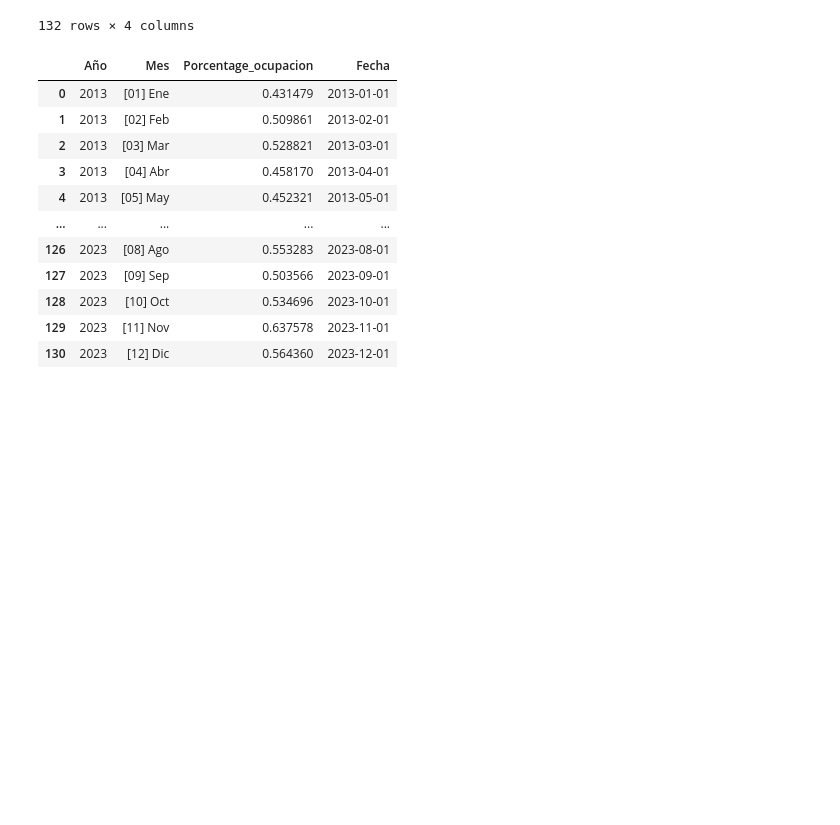
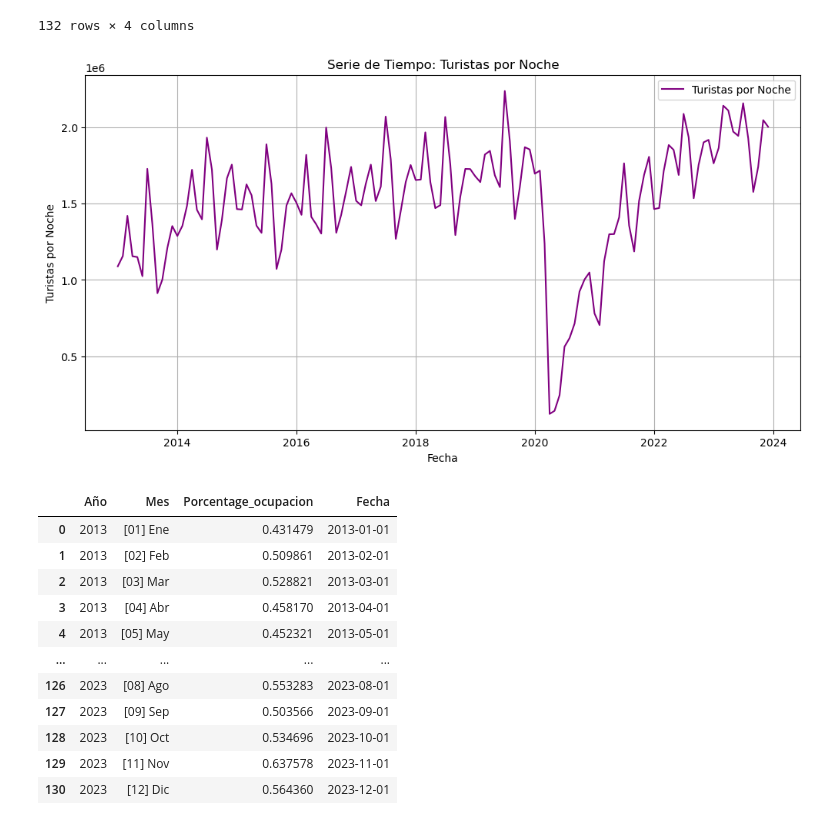
Before and after one commit to matutedevelop/Proyecto_prog_analisis, a Jupyter notebook: Cleaning_edu/data_edu6_2.ipynb, the cells around one changed output. Cells and saved outputs as stored; diff of their text form; code cells hidden in the pictures; blank space fills up the shorter version.

```diff
--- a/Cleaning_edu/data_edu6_2.ipynb
+++ b/Cleaning_edu/data_edu6_2.ipynb
@@ -98,6 +109,17 @@ Turistas_noche
 | 130 | 2023 | [11] Nov | 2.045519e+06 | 2023-11-01 |
 | 131 | 2023 | [12] Dic | 2.002127e+06 | 2023-12-01 |
 132 rows × 4 columns
+# %%
+plt.figure(figsize=(12, 6))
+plt.plot(Turistas_noche['Fecha'], Turistas_noche['Turistas_noche'], label='Turistas por Noche', color='purple')
+plt.xlabel('Fecha')
+plt.ylabel('Turistas por Noche')
+plt.title('Serie de Tiempo: Turistas por Noche')
+plt.legend()
+plt.grid(True)
+plt.show()
+# %% [output]
+[figure, added]
 # %%
 Porcentage_ocupacion= pd.read_excel('cleaned_edu62.xlsx', sheet_name='Hoja5',)
 Porcentage_ocupacion['Fecha'] = pd.to_datetime(Porcentage_ocupacion['Año'].astype(str) + '-' + Porcentage_ocupacion['Mes'].str.extract(r'\[(\d+)\]')[0])
```
Also changed, not shown: parts of 3 cells of this notebook.
